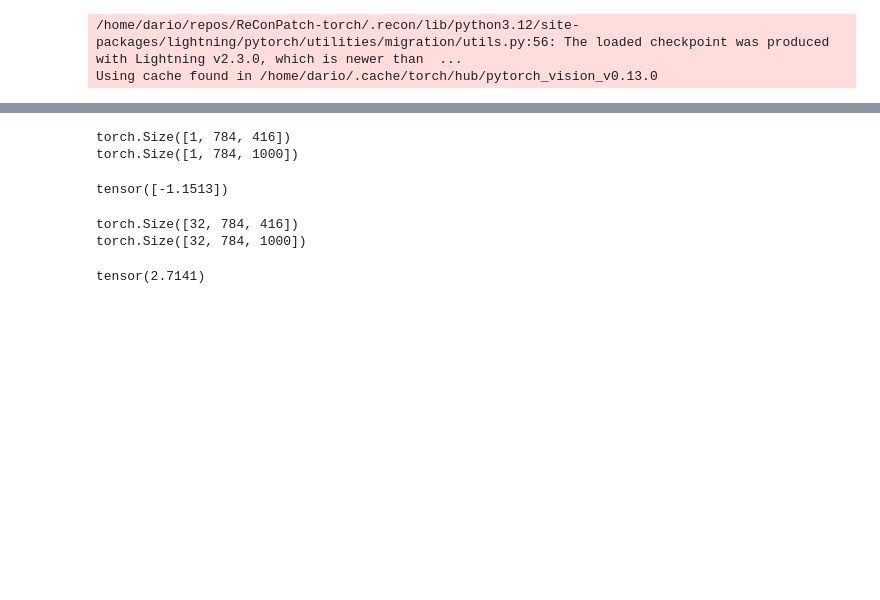
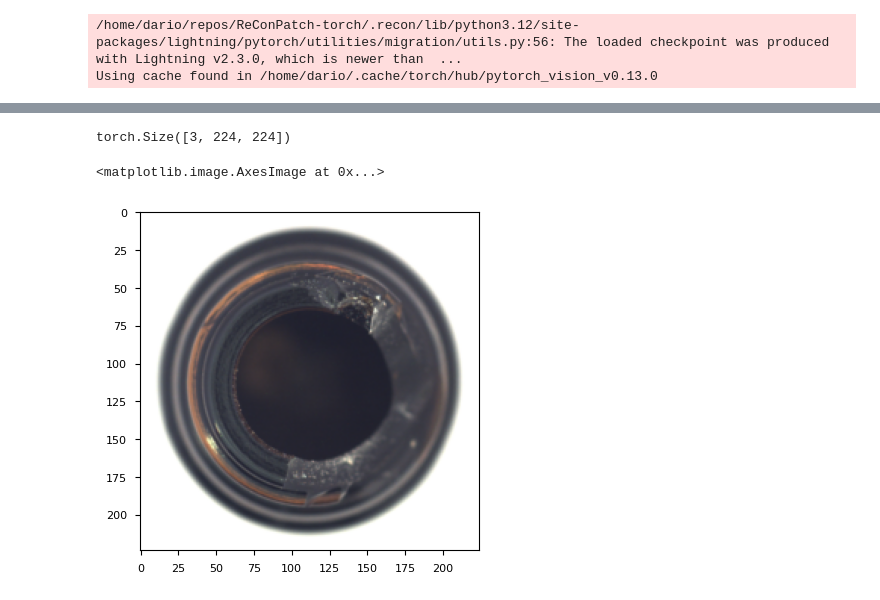
Before and after one commit to dario-loi/ReConPatch-torch, a Jupyter notebook: ReConPatch.ipynb, the cells around one changed output, grey strips where cells are left out. Saved outputs shown, nothing was run; the diff lists cells and outputs as text; code cells hidden in the pictures; blank space fills up the shorter version.

```diff
--- a/ReConPatch.ipynb
+++ b/ReConPatch.ipynb
@@ -1004,13 +1006,5 @@ plt.imshow(fine[12].permute(1, 2, 0).cpu().numpy())
-# %%
-model.anomaly_detection(defective)
-# %% [output]
-torch.Size([1, 784, 416])
-torch.Size([1, 784, 1000])
-tensor([-1.1513])
-# %%
-model.anomaly_detection(fine).max()
-# %% [output]
-torch.Size([32, 784, 416])
-torch.Size([32, 784, 1000])
-tensor(2.7141)
+# %%
+defective.shape
+# %% [output]
+torch.Size([3, 224, 224])
 # %%
@@ -1017,0 +1016,5 @@ model.anomaly_detection(x_rand)
+# %%
+plt.imshow(defective.permute(1, 2, 0).cpu().numpy())
+# %% [output]
+<matplotlib.image.AxesImage at 0x...>
+[figure, added]
```
Also changed, not shown: parts of 28 cells of this notebook.
